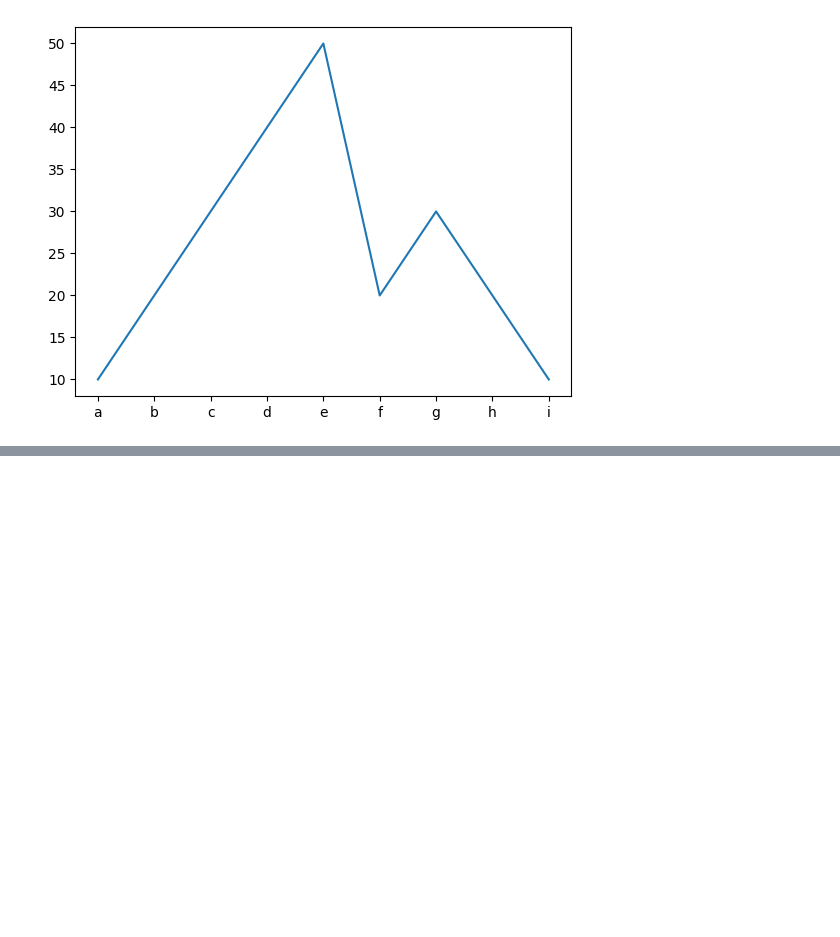
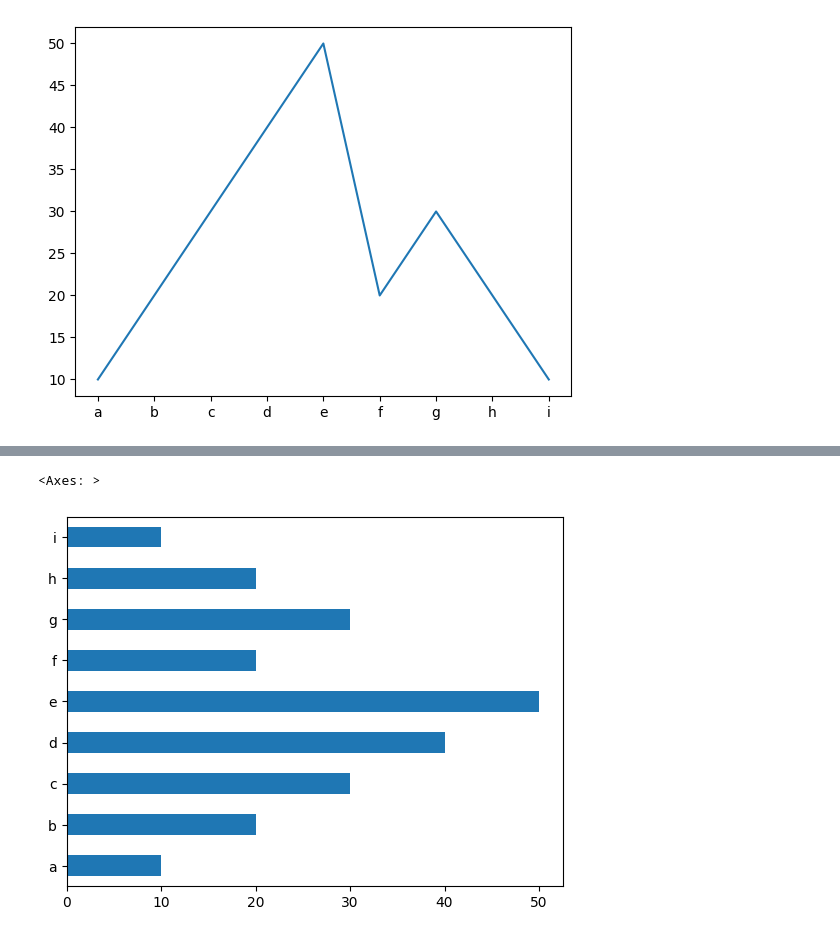
Before and after one commit to reuven/oreilly-2025-05May-pandas, a Jupyter notebook: OReilly - 2025-05May-19.ipynb, the cells around one changed output, grey strips where cells are left out. Cells and saved outputs as stored; diff of their text form; code cells hidden in the pictures; blank space fills up the shorter version.

```diff
--- a/OReilly - 2025-05May-19.ipynb
+++ b/OReilly - 2025-05May-19.ipynb
@@ -1423,0 +1434,5 @@ s.plot.line(title='My amazing plot',
+# %%
+s.plot.barh()
+# %% [output]
+<Axes: >
+[figure, added]
```
Also changed, not shown: parts of 4 cells of this notebook.
